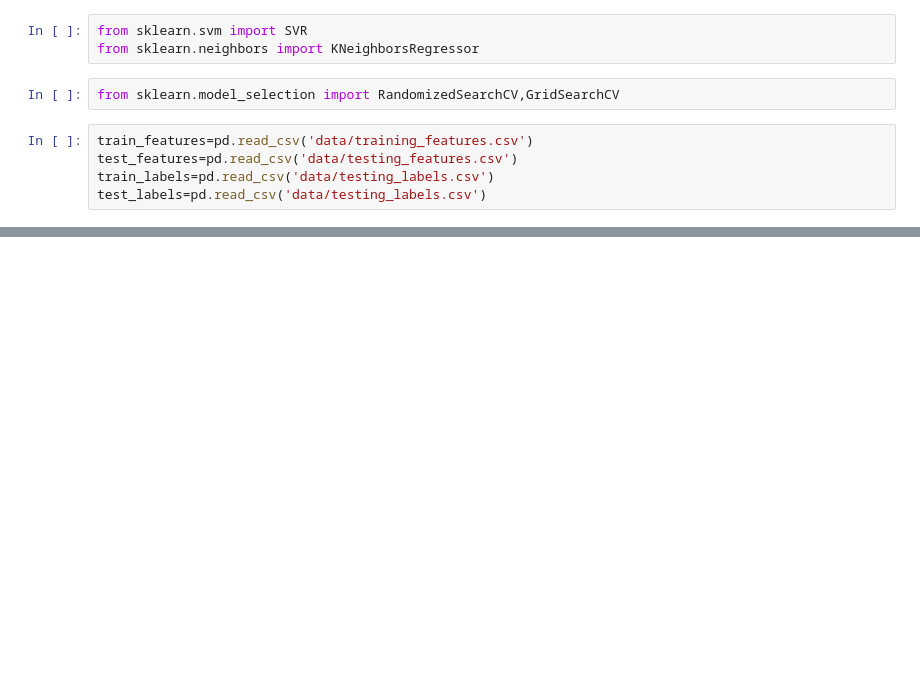
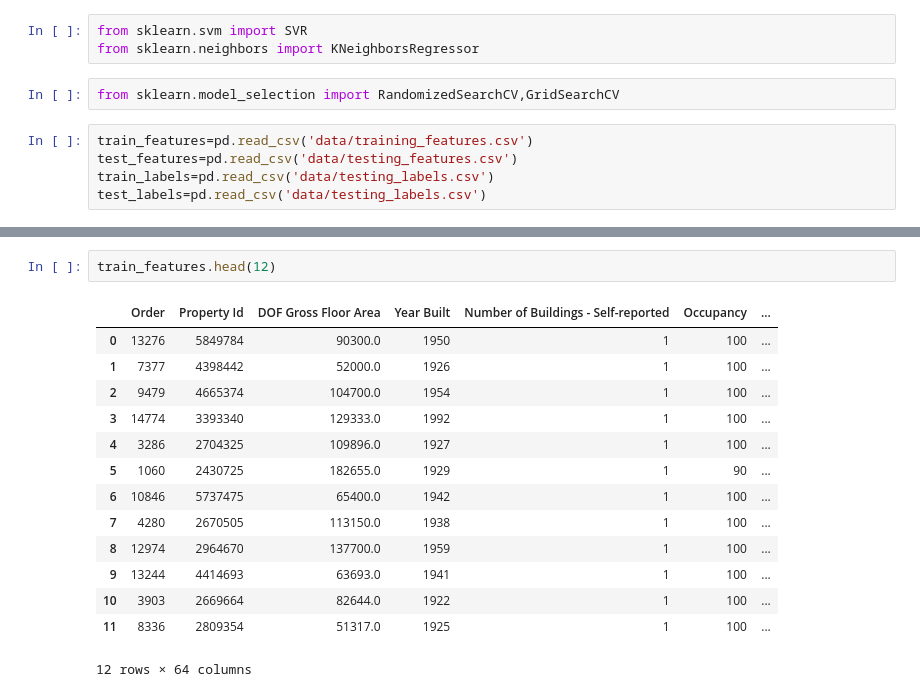
Before and after one commit to snehalsandy/machine-learning-, a Jupyter notebook: machine-learning-project-walkthrough-master/Untitled1.ipynb, the cells around one changed output, grey strips where cells are left out. Cells and saved outputs as stored; diff of their text form; blank space fills up the shorter version.

```diff
--- a/machine-learning-project-walkthrough-master/Untitled1.ipynb
+++ b/machine-learning-project-walkthrough-master/Untitled1.ipynb
@@ -32,0 +46,17 @@ test_labels=pd.read_csv('data/testing_labels.csv')
+# %%
+train_features.head(12)
+# %% [output]
+|  | Order | Property Id | DOF Gross Floor Area | Year Built | Number of Buildings - Self-reported | Occupancy | ... |
+| 0 | 13276 | 5849784 | 90300.0 | 1950 | 1 | 100 | ... |
+| 1 | 7377 | 4398442 | 52000.0 | 1926 | 1 | 100 | ... |
+| 2 | 9479 | 4665374 | 104700.0 | 1954 | 1 | 100 | ... |
+| 3 | 14774 | 3393340 | 129333.0 | 1992 | 1 | 100 | ... |
+| 4 | 3286 | 2704325 | 109896.0 | 1927 | 1 | 100 | ... |
+| 5 | 1060 | 2430725 | 182655.0 | 1929 | 1 | 90 | ... |
+| 6 | 10846 | 5737475 | 65400.0 | 1942 | 1 | 100 | ... |
+| 7 | 4280 | 2670505 | 113150.0 | 1938 | 1 | 100 | ... |
+| 8 | 12974 | 2964670 | 137700.0 | 1959 | 1 | 100 | ... |
+| 9 | 13244 | 4414693 | 63693.0 | 1941 | 1 | 100 | ... |
+| 10 | 3903 | 2669664 | 82644.0 | 1922 | 1 | 100 | ... |
+| 11 | 8336 | 2809354 | 51317.0 | 1925 | 1 | 100 | ... |
+12 rows × 64 columns
```
Also changed, not shown: parts of 8 cells of this notebook.
